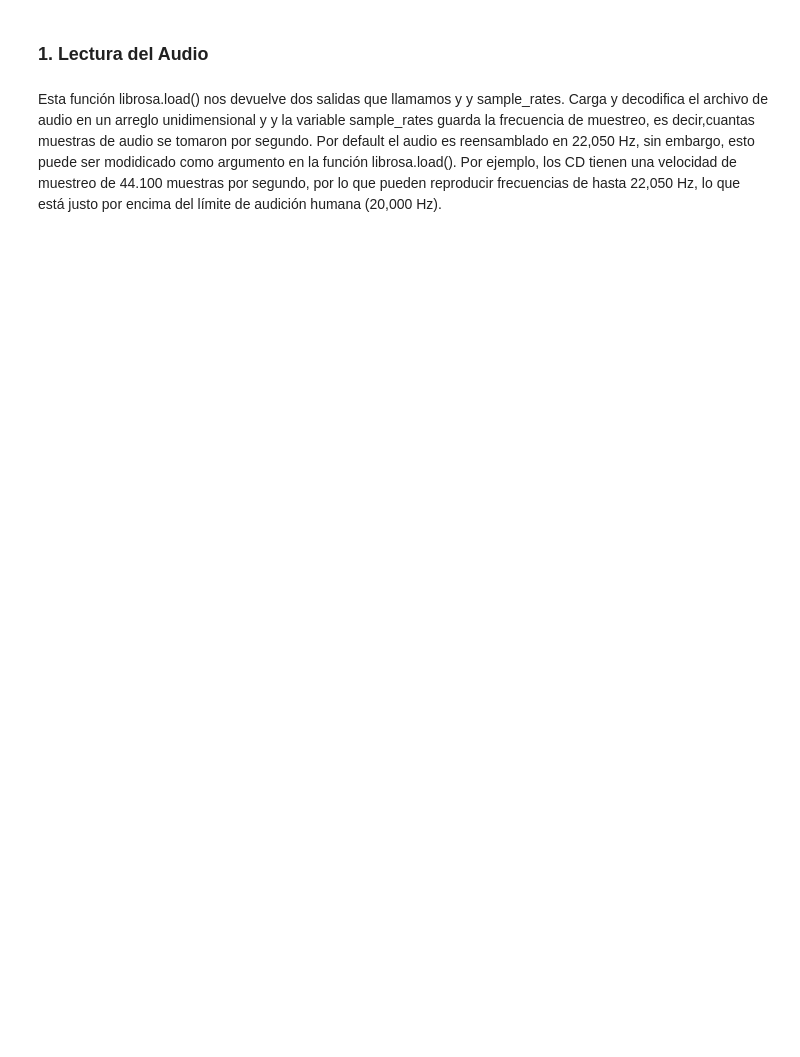
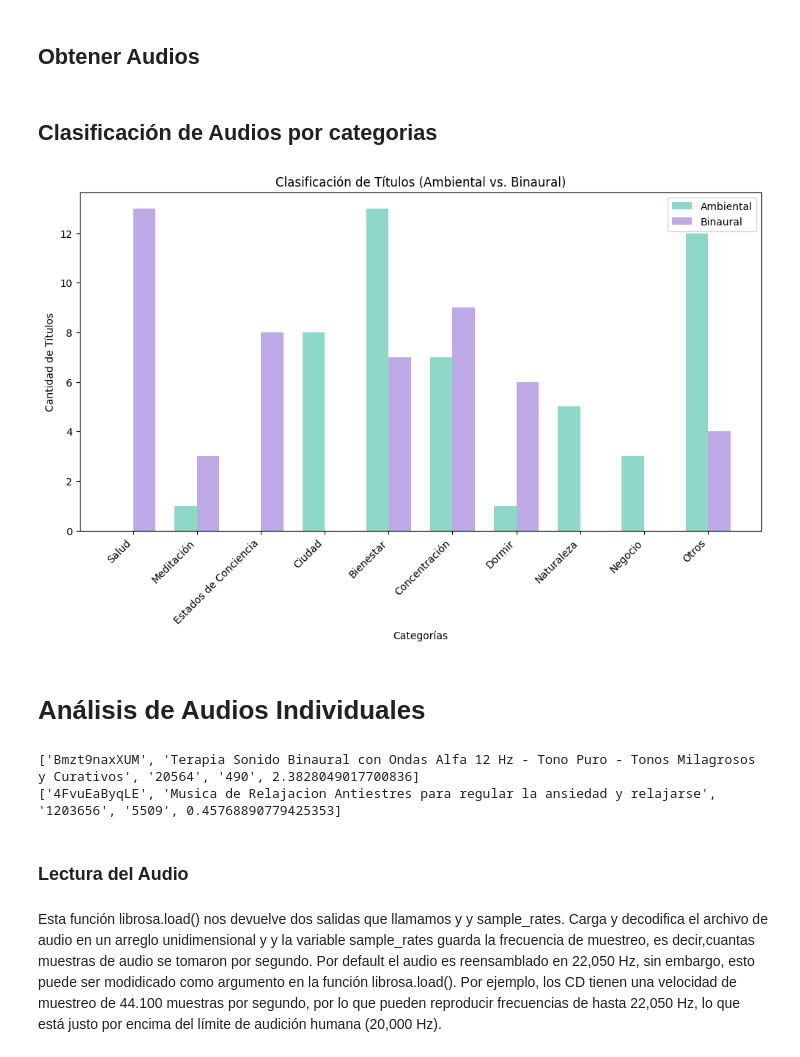
Before and after one commit to lviviana13/lh-m-tfm-codes, a Jupyter notebook: tfm-workspace-audio.ipynb, the cells around one changed output. Cells and saved outputs as stored; diff of their text form; code cells hidden in the pictures; blank space fills up the shorter version.

```diff
--- a/tfm-workspace-audio.ipynb
+++ b/tfm-workspace-audio.ipynb
@@ -17 +26,3 @@ Mounted at /content/drive
+# %%
+API_KEY = 'AIzaSyDzhuZ0KCqiSQNgOPRofeSWHSN0BNnbN5s'
 # %% [markdown]
@@ -18,0 +103,10 @@ Mounted at /content/drive
+# %% [markdown]
+## Obtener Audios
+# %%
+sounds_amb = obtener_info_video('Sonido Ambiental')
+sounds_bin = obtener_info_video('Sonido Binaural')
+
+titles_bin = get_titles(sounds_bin['items'])
+titles_amb = get_titles(sounds_amb['items'])
+# %% [markdown]
+## Clasificación de Audios por categorias
@@ -18,0 +166,36 @@ Mounted at /content/drive
+# %%
+
+# Obtener todas las categorías únicas presentes en ambos conjuntos de datos
+todas_categorias = set(list(conteo_categoriasAmb.keys()) + list(conteo_categoriasBin.keys()))
+
+# Rellenar los valores faltantes con 0 para ambas categorías
+valoresAmb = [conteo_categoriasAmb.get(cat, 0) for cat in todas_categorias]
+valoresBin = [conteo_categoriasBin.get(cat, 0) for cat in todas_categorias]
+
+# Ancho de las barras
+ancho_barras = 0.35
+
+# Ajustar el tamaño de la figura
+plt.figure(figsize=(12, 6))
+
+# Crear barras para el conjunto de datos Ambiental
+posicionesAmb = np.arange(len(todas_categorias))
+plt.bar(posicionesAmb - ancho_barras/2, valoresAmb, width=ancho_barras, color='#8ED8C7', label='Ambiental')
+
+# Crear barras para el conjunto de datos Binaural
+posicionesBin = np.arange(len(todas_categorias))
+plt.bar(posicionesBin + ancho_barras/2, valoresBin, width=ancho_barras, color='#BCA9E6', label='Binaural')
+
+# Configuraciones adicionales
+plt.xlabel('Categorías')
+plt.ylabel('Cantidad de Títulos')
+plt.title('Clasificación de Títulos (Ambiental vs. Binaural)')
+plt.xticks(np.arange(len(todas_categorias)), todas_categorias, rotation=45, ha='right')  # Configurar las etiquetas del eje x
+plt.legend()
+
+# Mostrar la gráfica
+plt.show()
+# %% [output]
+[figure, added]
+# %% [markdown]
+# Análisis de Audios Individuales
@@ -19,2 +210,8 @@ Mounted at /content/drive
+# %%
+print(get_stats_by_id('Bmzt9naxXUM', 'Terapia Sonido Binaural con Ondas Alfa 12 Hz - Tono Puro - Tonos Milagrosos y Curativos'))
+print(get_stats_by_id('4FvuEaByqLE', 'Musica de Relajacion Antiestres para regular la ansiedad y relajarse'))
+# %% [output]
+['Bmzt9naxXUM', 'Terapia Sonido Binaural con Ondas Alfa 12 Hz - Tono Puro - Tonos Milagrosos y Curativos', '20564', '490', 2.3828049017700836]
+['4FvuEaByqLE', 'Musica de Relajacion Antiestres para regular la ansiedad y relajarse', '1203656', '5509', 0.45768890779425353]
 # %% [markdown]
-### 1. Lectura del Audio
+### Lectura del Audio
```
Also changed, not shown: parts of 25 cells of this notebook, 3 other files.
